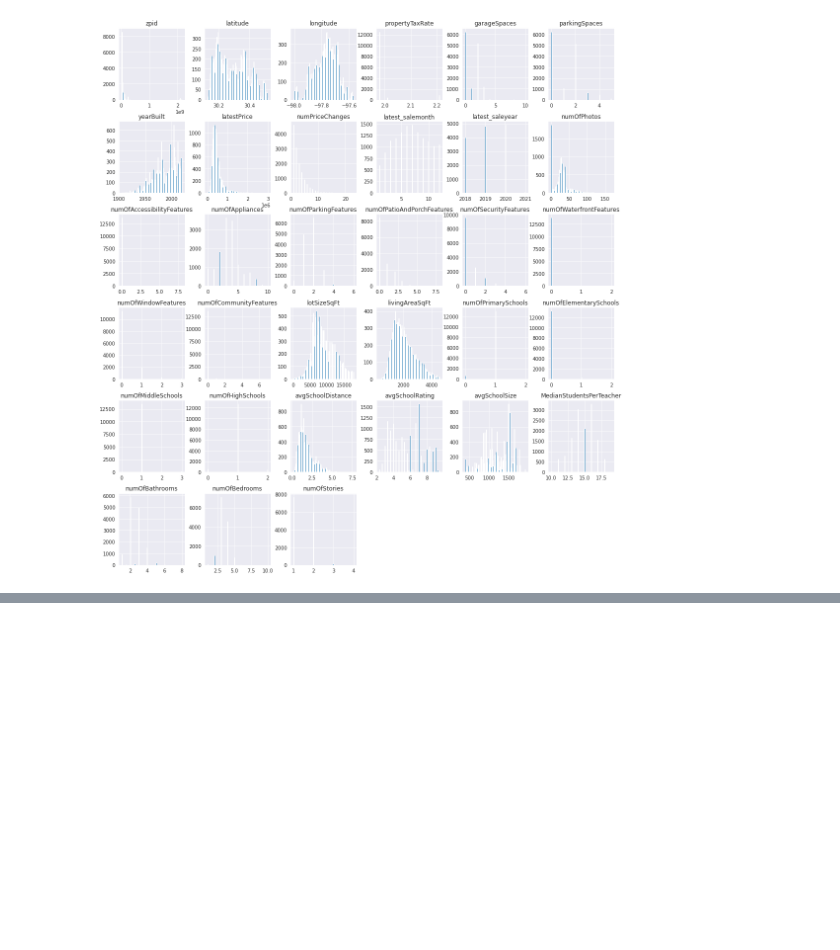
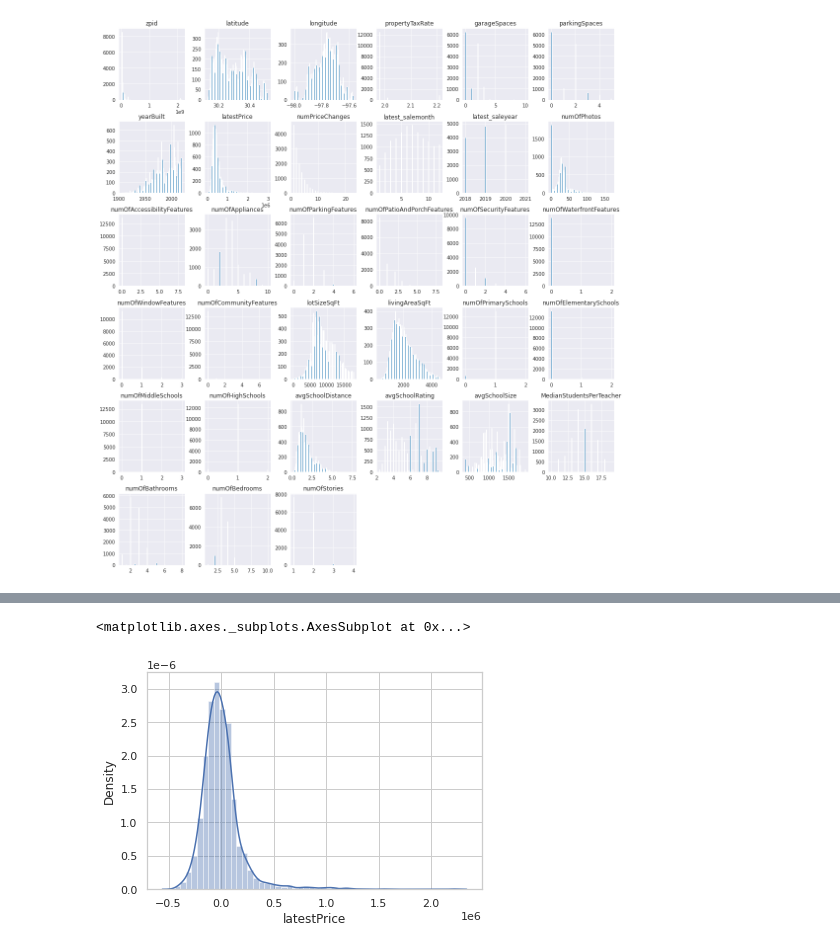
Before and after one commit to RamrayWong/atx-housing, a Jupyter notebook: austin_housing.ipynb, the cells around one changed output, grey strips where cells are left out. Saved outputs shown, nothing was run; the diff lists cells and outputs as text; code cells hidden in the pictures; blank space fills up the shorter version.

```diff
--- a/austin_housing.ipynb
+++ b/austin_housing.ipynb
@@ -323,0 +464,6 @@ array([[<matplotlib.axes._subplots.AxesSubplot object at 0x...>,
+# %%
+# Histogram of the distribution of residuals
+sns.distplot((y_test - y_pred))
+# %% [output]
+<matplotlib.axes._subplots.AxesSubplot at 0x...>
+[figure, added]
```
Also changed, not shown: parts of 14 cells of this notebook.
